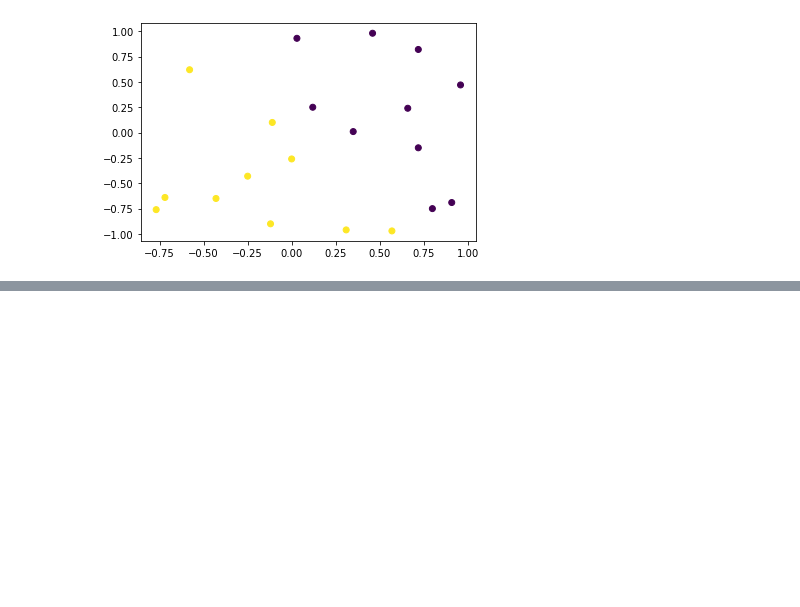
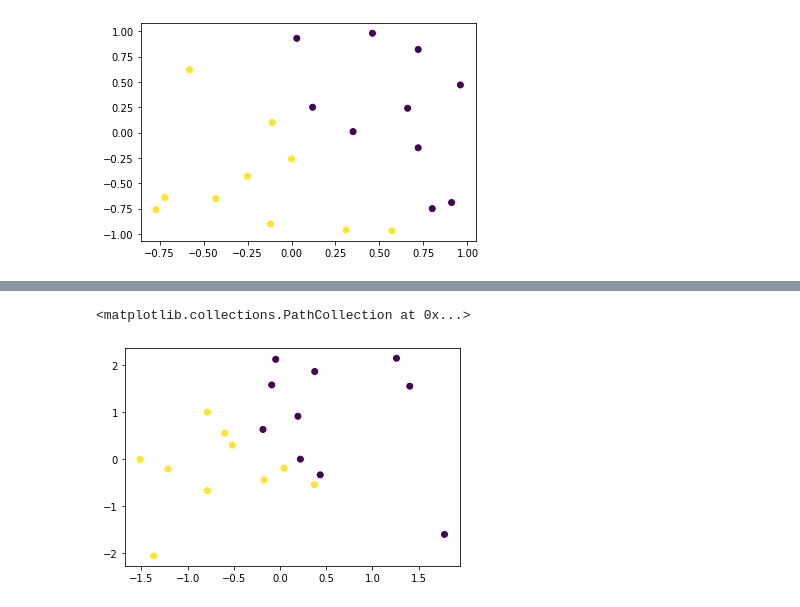
Before and after one commit to chmh0805/Deep-Learning-Basic, a Jupyter notebook: day2.ipynb, the cells around one changed output, grey strips where cells are left out. Cells and saved outputs as stored; diff of their text form; code cells hidden in the pictures; blank space fills up the shorter version.

Commit message:
10/06 (Tue) - Update Keras Model

```diff
--- a/day2.ipynb
+++ b/day2.ipynb
@@ -298,12 +294,12 @@ plt.show()
 # %%
 line_model = keras.Sequential()
 # %%
-line_model.add(keras.layers.Dense(2, activation='tanh', input_shape=(2,)))
+line_model.add(keras.layers.Dense(2, activation='sigmoid', input_shape=(2,)))
 line_model.add(keras.layers.Dense(1, activation='sigmoid'))
 # %%
 optimizer = keras.optimizers.SGD(lr=0.1)
 # %%
 line_model.compile(optimizer=optimizer, loss='binary_crossentropy', metrics=['accuracy'])
 # %%
-line_model.fit(x_data, y_data, batch_size=2, epochs=1000)
+line_model.fit(x_data, y_data, batch_size=2, epochs=200)
 # %% [output]
@@ -350,0 +351,3 @@ array([[3.2553077e-04],
+# %%
+x_1_data = np.random.randn(20,2)
+x_1_data
@@ -350,0 +375,7 @@ array([[3.2553077e-04],
+# %%
+y_1_data = np.round(line_model.predict(x_1_data))
+# %%
+plt.scatter(x_1_data[:,0], x_1_data[:,1], c=y_1_data)
+# %% [output]
+<matplotlib.collections.PathCollection at 0x...>
+[figure, added]
```
Also changed, not shown: parts of 8 cells of this notebook.
